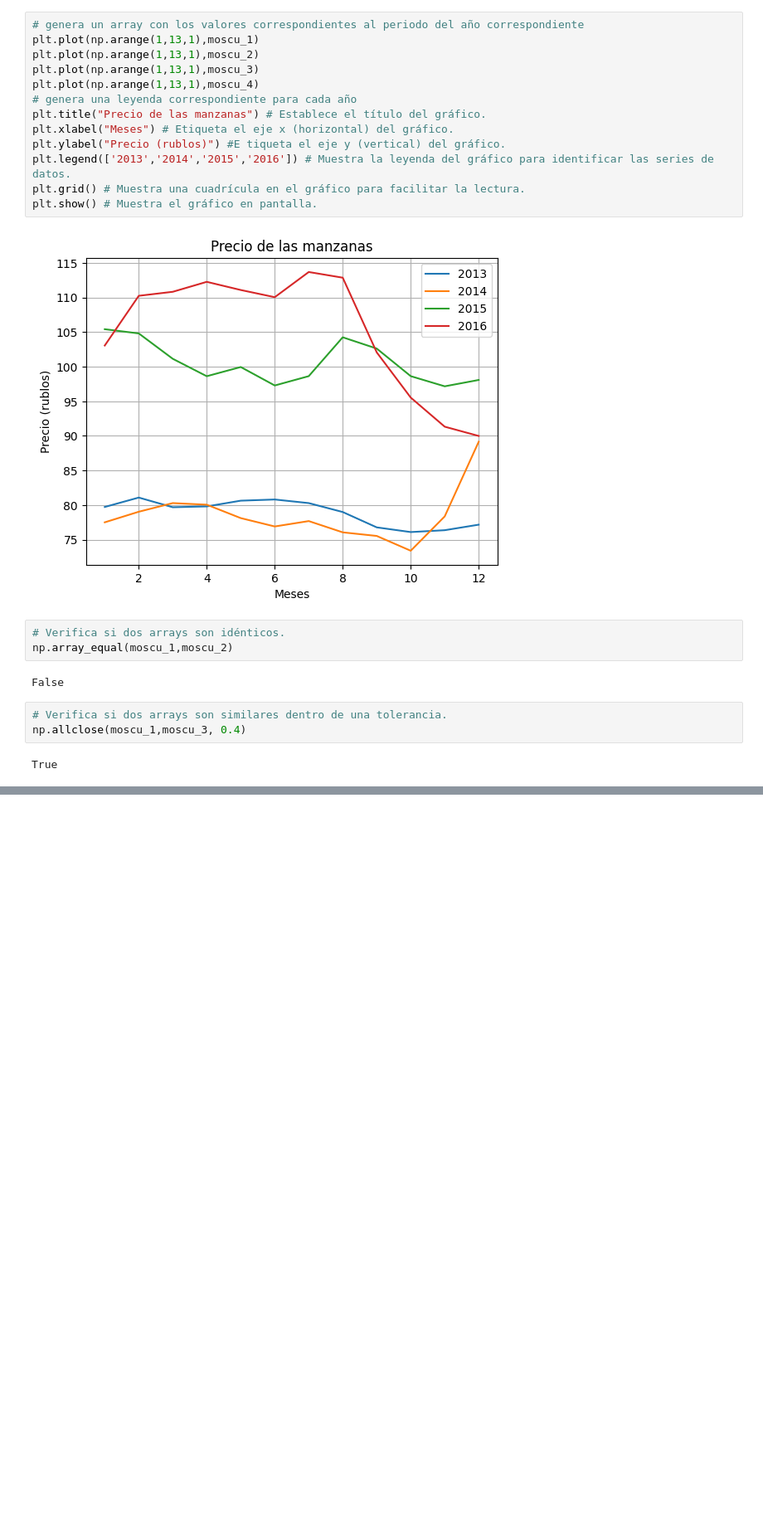
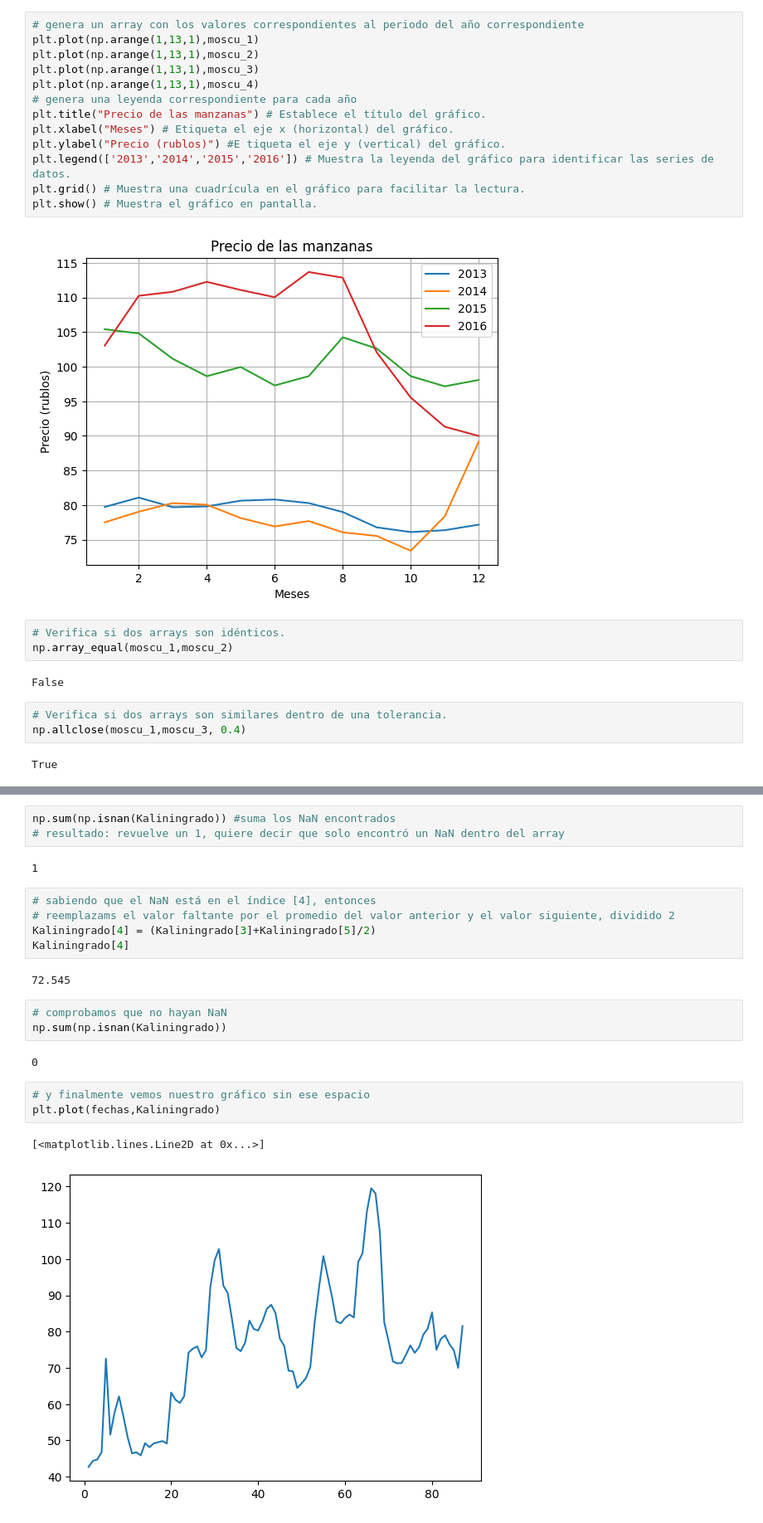
Before and after one commit to DanielRaiicHu/numPy, a Jupyter notebook: numPy.ipynb, the cells around one changed output, grey strips where cells are left out. Shown: that part at 83% size. Cells and saved outputs as stored; diff of their text form; blank space fills up the shorter version.

```diff
--- a/numPy.ipynb
+++ b/numPy.ipynb
@@ -398,0 +443,23 @@ print(np.__version__)
+# %%
+np.sum(np.isnan(Kaliningrado)) #suma los NaN encontrados
+# resultado: revuelve un 1, quiere decir que solo encontró un NaN dentro del array
+# %% [output]
+1
+# %%
+# sabiendo que el NaN está en el índice [4], entonces
+# reemplazams el valor faltante por el promedio del valor anterior y el valor siguiente, dividido 2
+Kaliningrado[4] = (Kaliningrado[3]+Kaliningrado[5]/2)
+Kaliningrado[4]
+# %% [output]
+72.545
+# %%
+# comprobamos que no hayan NaN
+np.sum(np.isnan(Kaliningrado))
+# %% [output]
+0
+# %%
+# y finalmente vemos nuestro gráfico sin ese espacio
+plt.plot(fechas,Kaliningrado)
+# %% [output]
+[<matplotlib.lines.Line2D at 0x...>]
+[figure, added]
```
Also changed, not shown: parts of 13 cells of this notebook.
